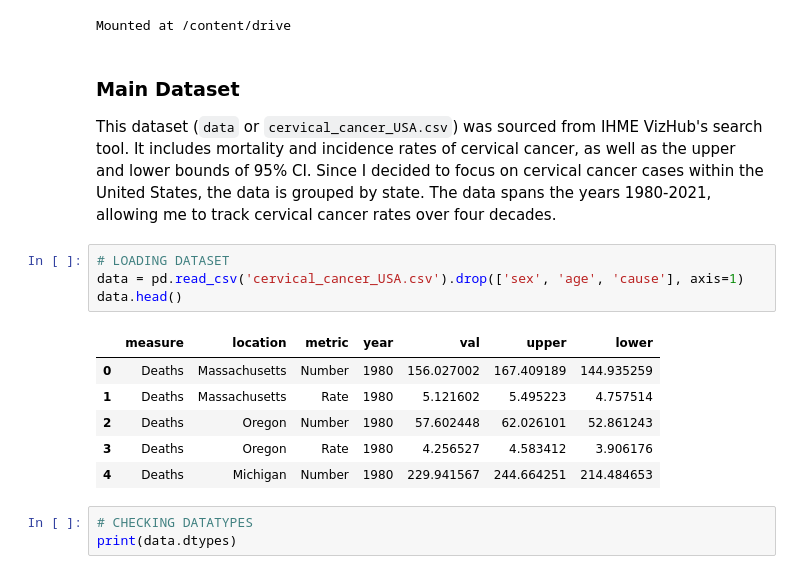
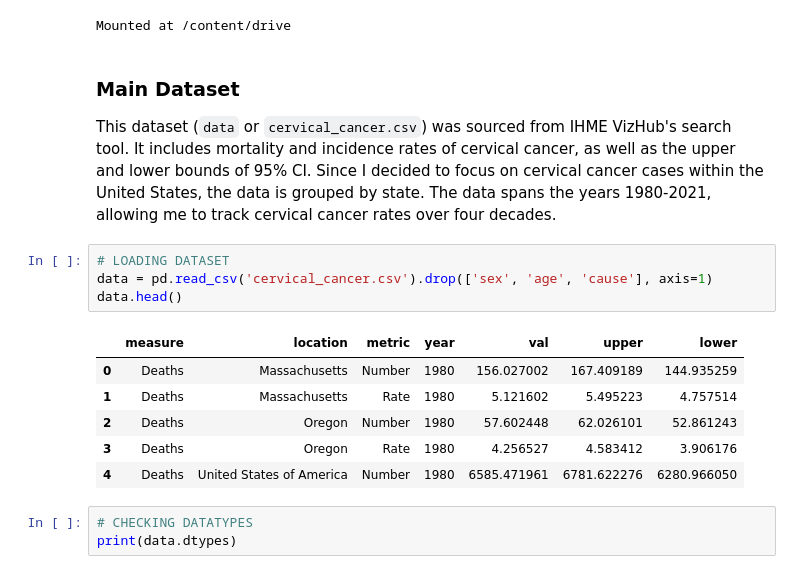
Before and after one commit to maya-papaya/ads1-cervical-cancer-analysis, a Jupyter notebook: First Semester Project: Data Cleaning & Preprocessing (2).ipynb, the cells around one changed output. Saved outputs shown, nothing was run; the diff lists cells and outputs as text.

```diff
--- a/First Semester Project: Data Cleaning & Preprocessing (2).ipynb
+++ b/First Semester Project: Data Cleaning & Preprocessing (2).ipynb
@@ -21,18 +21,18 @@ Mounted at /content/drive
 # %% [markdown]
 ### Main Dataset
 
-This dataset (`data` or `cervical_cancer_USA.csv`) was sourced from IHME VizHub's search tool. It includes mortality and incidence rates of cervical cancer, as well as the upper and lower bounds of 95% CI. Since I decided to focus on cervical cancer cases within the United States, the data is grouped by state. The data spans the years 1980-2021, allowing me to track cervical cancer rates over four decades.
+This dataset (`data` or `cervical_cancer.csv`) was sourced from IHME VizHub's search tool. It includes mortality and incidence rates of cervical cancer, as well as the upper and lower bounds of 95% CI. Since I decided to focus on cervical cancer cases within the United States, the data is grouped by state. The data spans the years 1980-2021, allowing me to track cervical cancer rates over four decades.
 # %%
 # LOADING DATASET
-data = pd.read_csv('cervical_cancer_USA.csv').drop(['sex', 'age', 'cause'], axis=1)
+data = pd.read_csv('cervical_cancer.csv').drop(['sex', 'age', 'cause'], axis=1)
 data.head()
 # %% [output]
 |  | measure | location | metric | year | val | upper | lower |
 | 0 | Deaths | Massachusetts | Number | 1980 | 156.027002 | 167.409189 | 144.935259 |
 | 1 | Deaths | Massachusetts | Rate | 1980 | 5.121602 | 5.495223 | 4.757514 |
 | 2 | Deaths | Oregon | Number | 1980 | 57.602448 | 62.026101 | 52.861243 |
 | 3 | Deaths | Oregon | Rate | 1980 | 4.256527 | 4.583412 | 3.906176 |
-| 4 | Deaths | Michigan | Number | 1980 | 229.941567 | 244.664251 | 214.484653 |
+| 4 | Deaths | United States of America | Number | 1980 | 6585.471961 | 6781.622276 | 6280.966050 |
 # %%
 # CHECKING DATATYPES
 print(data.dtypes)
```
Also changed, not shown: parts of 2 cells of this notebook.
